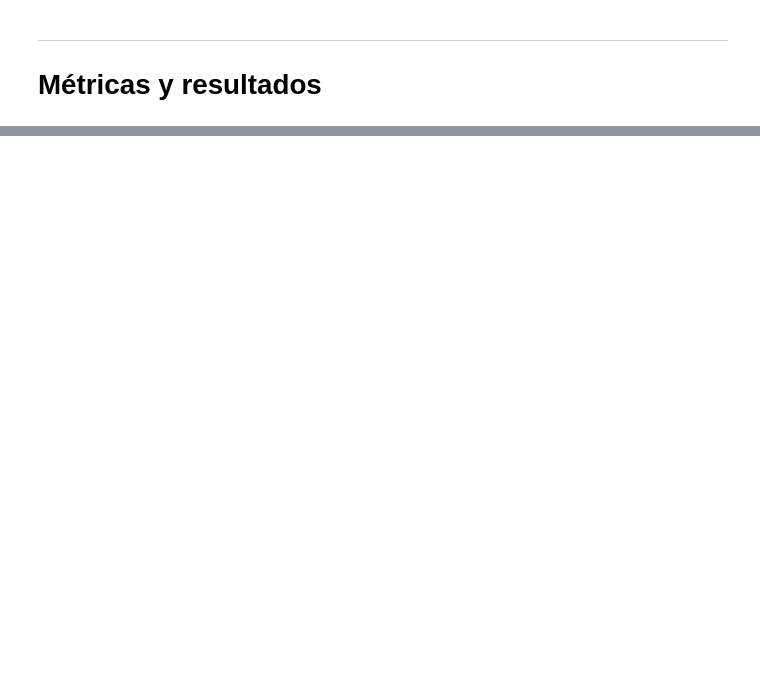
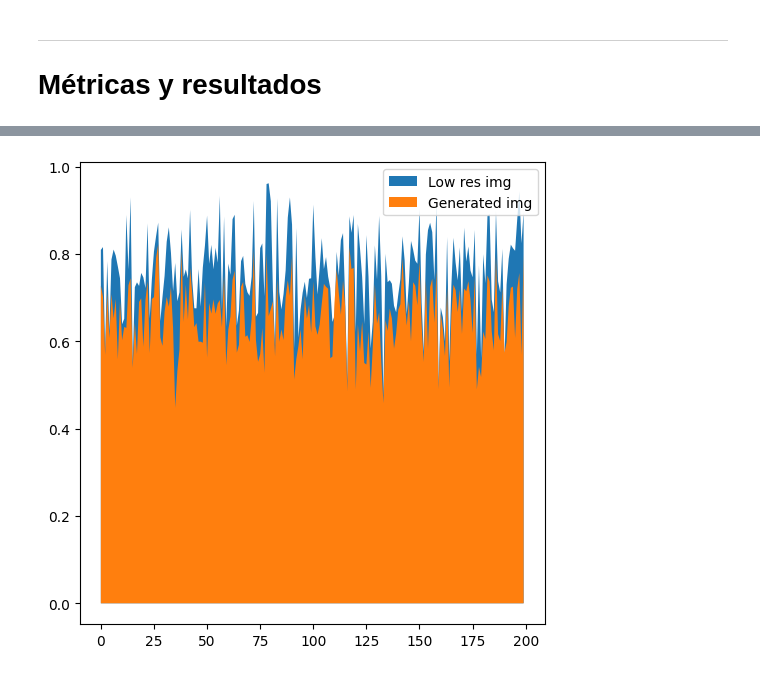
Before and after one commit to Carlos0196/cnn-gan-superresolution, a Jupyter notebook: notebooks/CNN.ipynb, the cells around one changed output, grey strips where cells are left out. Cells and saved outputs as stored; diff of their text form; code cells hidden in the pictures; blank space fills up the shorter version.

```diff
--- a/notebooks/CNN.ipynb
+++ b/notebooks/CNN.ipynb
@@ -374,0 +613,20 @@ plot_results(
+# %%
+
+x = loaded_df_train[f'EPOCH_{number_of_epochs}']['BIC_SSIM']
+x2 = loaded_df_train[f'EPOCH_{number_of_epochs}']['GEN_SSIM']
+mean = x.mean()
+std = x.std()
+y = 1/(std * np.sqrt(2 * np.pi)) * np.exp( - (x - mean)**2 / (2 * std**2))
+
+#mean2 = loaded_df_train[f'EPOCH_{number_of_epochs}']['GEN_MSE'].mean()
+#std2 = loaded_df_train[f'EPOCH_{number_of_epochs}']['GEN_MSE'].std()
+
+plt.figure(figsize = (6, 6))
+plt.fill_between(np.arange(x.size), x, label = "Low res img")
+plt.fill_between(np.arange(x2.size), x2, label = "Generated img")
+plt.legend()
+
+#plt.errorbar([1], [mean2], [std2])
+plt.show()
+# %% [output]
+[figure, added]
```
Also changed, not shown: parts of 10 cells of this notebook, 1 other file.
